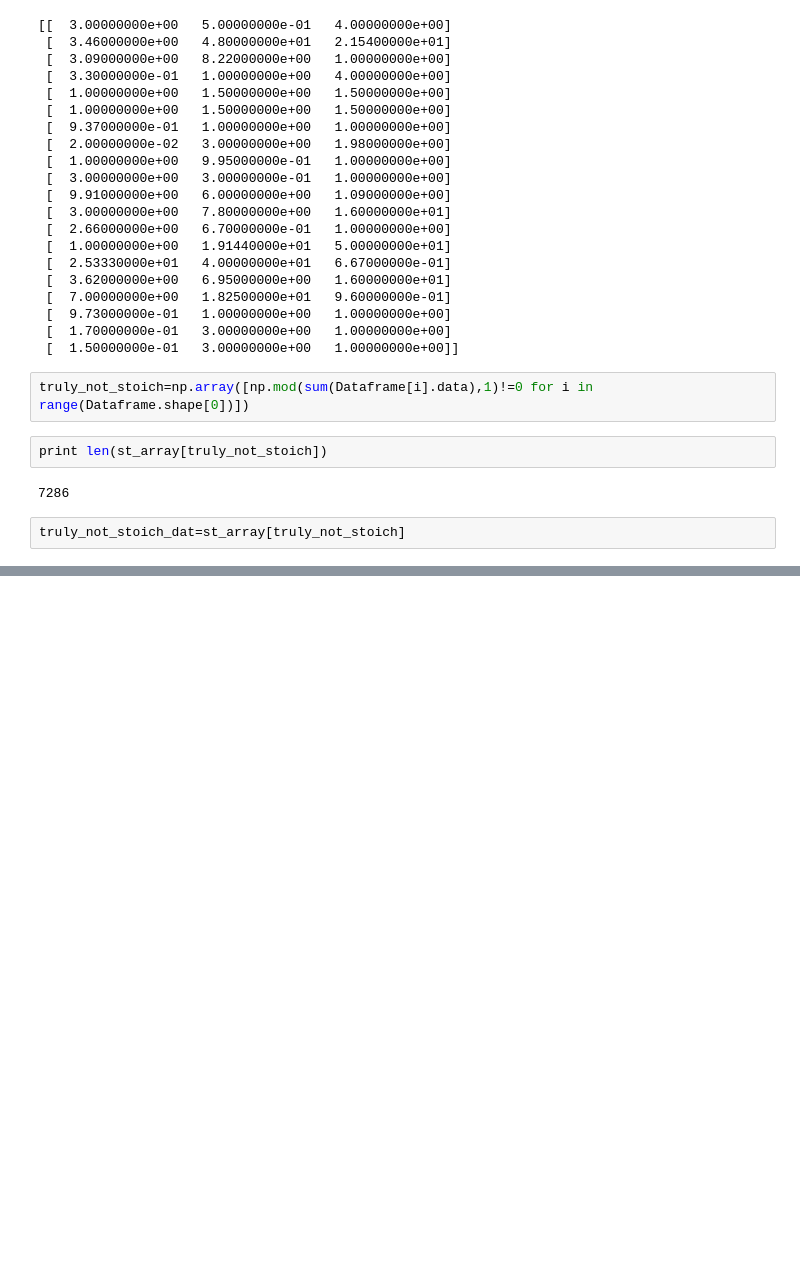
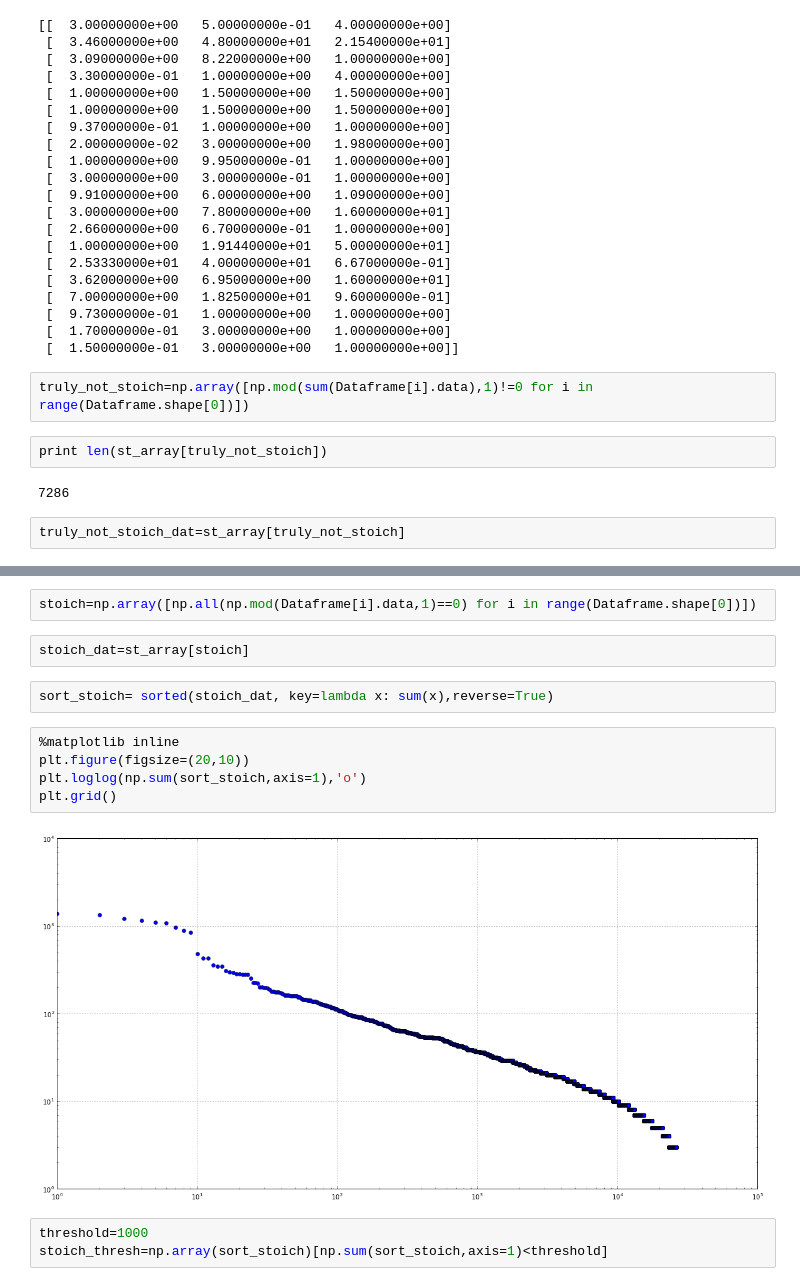
Before and after one commit to bismayan/MaterialsMachineLearning, a Jupyter notebook: Cleaning_Stoichiometry.ipynb, the cells around one changed output, grey strips where cells are left out. Drawn from its saved outputs; the diff is of its cells as text; blank space fills up the shorter version.

Commit message:
Adding new clustering and dataframe notebooks

```diff
--- a/Cleaning_Stoichiometry.ipynb
+++ b/Cleaning_Stoichiometry.ipynb
@@ -60,0 +70,16 @@ truly_not_stoich_dat=st_array[truly_not_stoich]
+# %%
+stoich=np.array([np.all(np.mod(Dataframe[i].data,1)==0) for i in range(Dataframe.shape[0])])
+# %%
+stoich_dat=st_array[stoich]
+# %%
+sort_stoich= sorted(stoich_dat, key=lambda x: sum(x),reverse=True)
+# %%
+%matplotlib inline
+plt.figure(figsize=(20,10))
+plt.loglog(np.sum(sort_stoich,axis=1),'o')
+plt.grid()
+# %% [output]
+[figure, added]
+# %%
+threshold=1000
+stoich_thresh=np.array(sort_stoich)[np.sum(sort_stoich,axis=1)<threshold]
```
Also changed, not shown: parts of 6 cells of this notebook, 6 other files.
